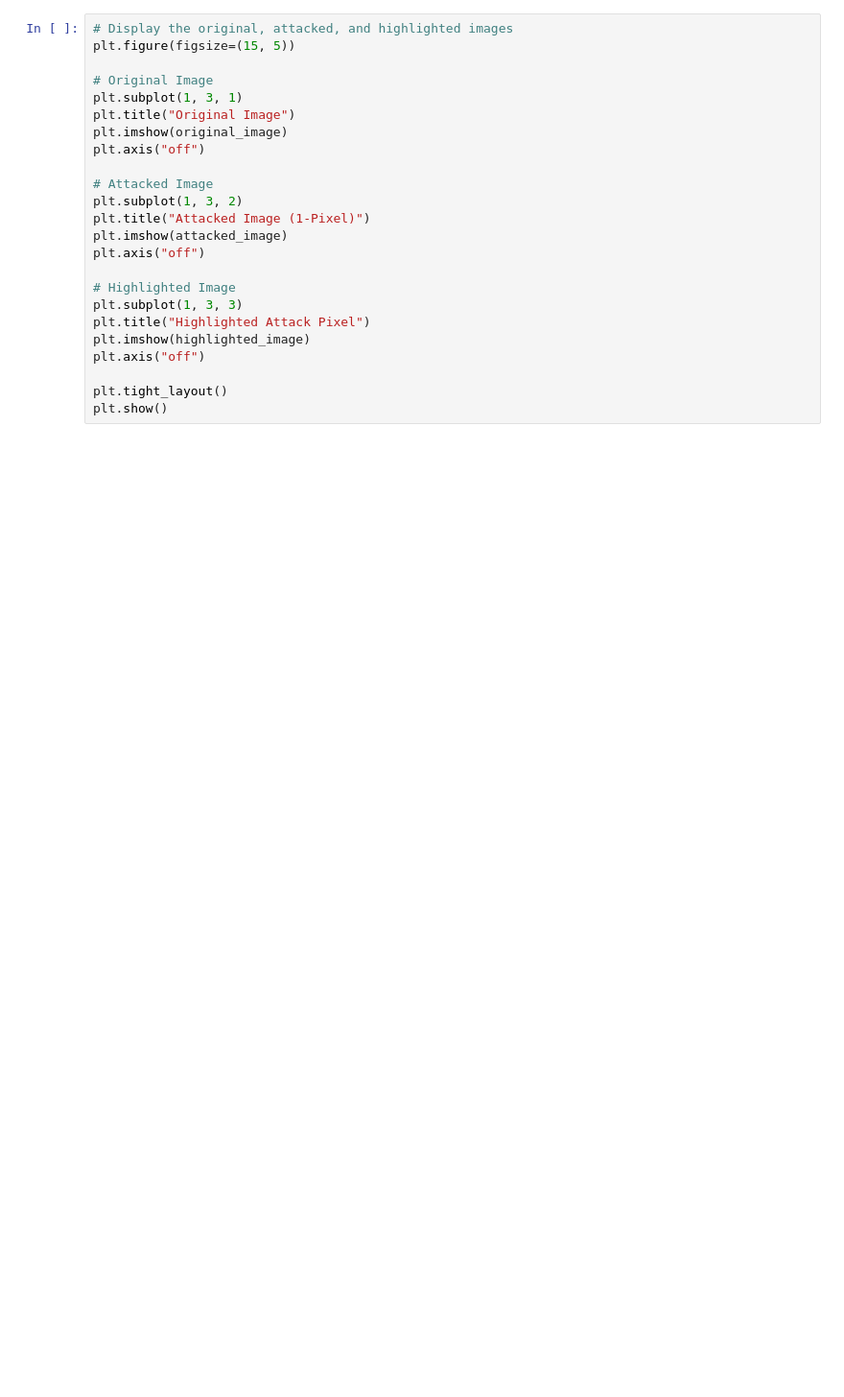
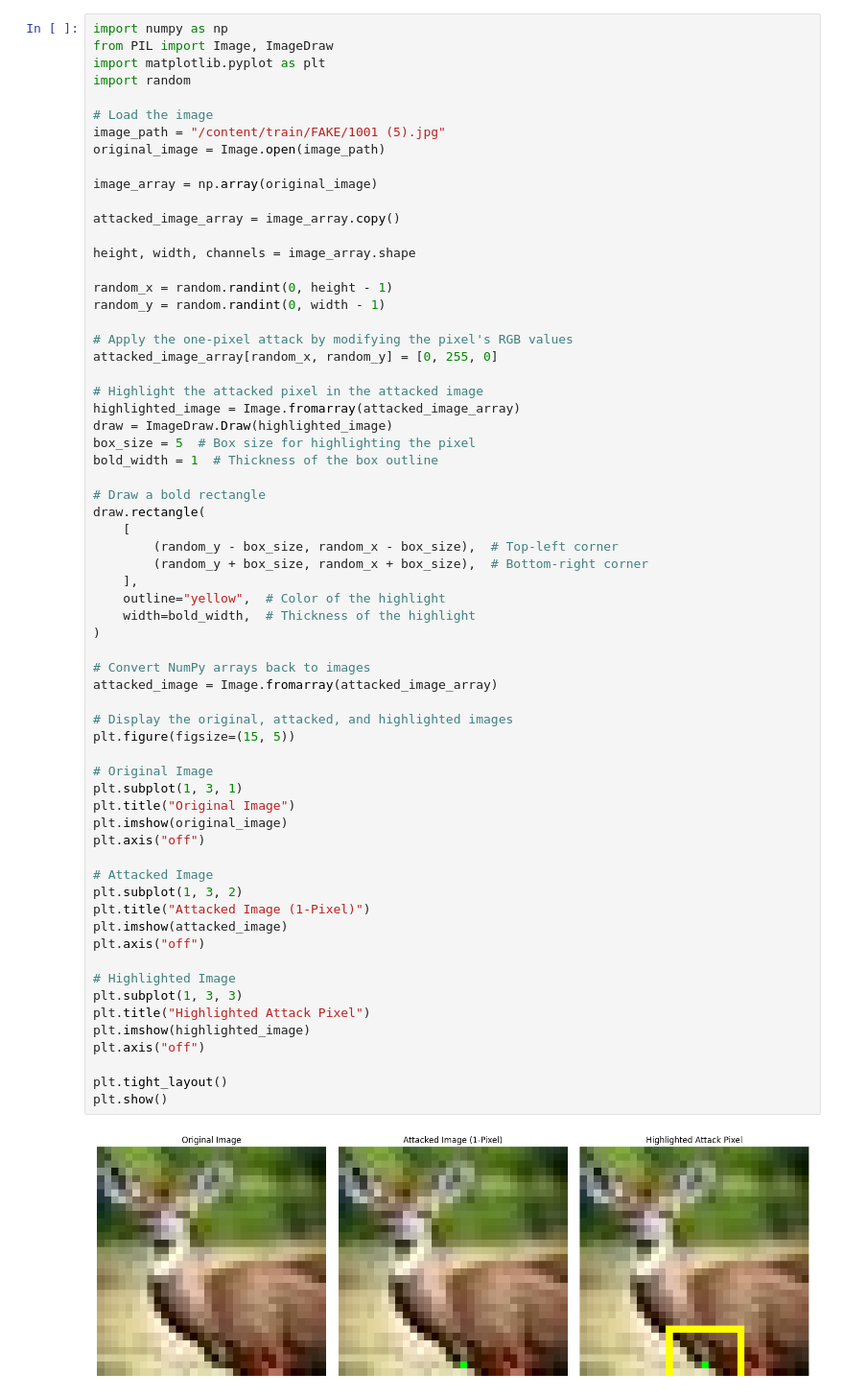
Before and after one commit to Atul-AI08/Adobe-InterIIT, a Jupyter notebook: Attacks/OnePixelAttack.ipynb, the cells around one changed output. Shown: that part at 96% size. Cells and saved outputs as stored; diff of their text form; blank space fills up the shorter version.

```diff
--- a/Attacks/OnePixelAttack.ipynb
+++ b/Attacks/OnePixelAttack.ipynb
@@ -40,24 +1,66 @@ attacked_image = Image.fromarray(attacked_image_array)
 # %%
+import numpy as np
+from PIL import Image, ImageDraw
+import matplotlib.pyplot as plt
+import random
+
+# Load the image
+image_path = "/content/train/FAKE/1001 (5).jpg"
+original_image = Image.open(image_path)
+
+image_array = np.array(original_image)
+
+attacked_image_array = image_array.copy()
+
+height, width, channels = image_array.shape
+
+random_x = random.randint(0, height - 1)
+random_y = random.randint(0, width - 1)
+
+# Apply the one-pixel attack by modifying the pixel's RGB values
+attacked_image_array[random_x, random_y] = [0, 255, 0]
+
+# Highlight the attacked pixel in the attacked image
+highlighted_image = Image.fromarray(attacked_image_array)
+draw = ImageDraw.Draw(highlighted_image)
+box_size = 5  # Box size for highlighting the pixel
+bold_width = 1  # Thickness of the box outline
+
+# Draw a bold rectangle
+draw.rectangle(
+    [
+        (random_y - box_size, random_x - box_size),  # Top-left corner
+        (random_y + box_size, random_x + box_size),  # Bottom-right corner
+    ],
+    outline="yellow",  # Color of the highlight
+    width=bold_width,  # Thickness of the highlight
+)
+
+# Convert NumPy arrays back to images
+attacked_image = Image.fromarray(attacked_image_array)
+
 # Display the original, attacked, and highlighted images
 plt.figure(figsize=(15, 5))
 
 # Original Image
 plt.subplot(1, 3, 1)
 plt.title("Original Image")
 plt.imshow(original_image)
 plt.axis("off")
 
 # Attacked Image
 plt.subplot(1, 3, 2)
 plt.title("Attacked Image (1-Pixel)")
 plt.imshow(attacked_image)
 plt.axis("off")
 
 # Highlighted Image
 plt.subplot(1, 3, 3)
 plt.title("Highlighted Attack Pixel")
 plt.imshow(highlighted_image)
 plt.axis("off")
 
 plt.tight_layout()
 plt.show()
+# %% [output]
+[figure, added]
```
Also changed, not shown: parts of 3 cells of this notebook, 3 other files.
